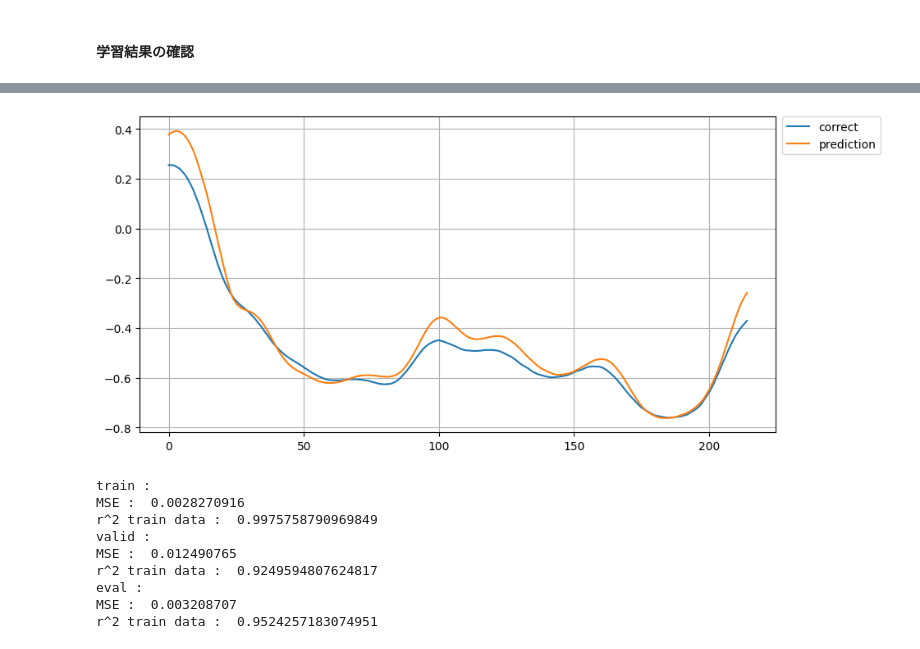
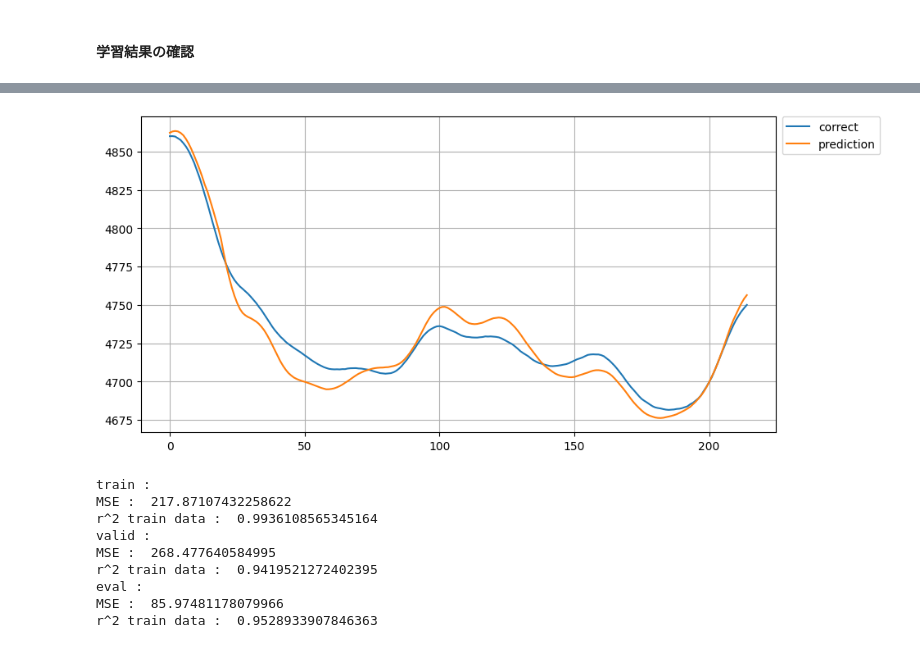
Before and after one commit to tottocoslowlifer/data_analysis, a Jupyter notebook: notebook/practice_pytorch.ipynb, the cells around one changed output, grey strips where cells are left out. Drawn from its saved outputs; the diff is of its cells as text; code cells hidden in the pictures.

```diff
--- a/notebook/practice_pytorch.ipynb
+++ b/notebook/practice_pytorch.ipynb
@@ -93,5 +96,5 @@ def prepare_nn(main_df, test_size_1, test_size_2):
 # %%
-X_train, y_train, X_valid, y_valid, X_eval, y_eval = prepare_nn(main_df_full, 0.3, 0.5)
+std_x, std_y, X_train, y_train, X_valid, y_valid, X_eval, y_eval, train_df, valid_df, eval_df = prepare_nn(main_df_full, 0.3, 0.5)
 
 train_dataset = TensorDataset(X_train, y_train)
 valid_dataset = TensorDataset(X_valid, y_valid)
@@ -106,16 +109,19 @@ valid_dataloader = DataLoader(valid_dataset, batch_size=batch_size)
 # %%
 # モデルの定義
 class NeuralNetwork(nn.Module):
-    def __init__(self):
+    def __init__(
+        self, input_dim, output_dim,
+        first_dim, second_dim
+    ):
         super().__init__()
         self.flatten = nn.Flatten()
 
         self.linear_relu_stack = nn.Sequential(
-            nn.Linear(21, 32),
+            nn.Linear(input_dim, first_dim),
             nn.ReLU(),
-            nn.Linear(32, 8),
+            nn.Linear(first_dim, second_dim),
             nn.ReLU(),
-            nn.Linear(8, 1)
+            nn.Linear(second_dim, output_dim)
         )
 
     def forward(self, x):
@@ -130,7 +136,7 @@ else:
     device = "cpu"
 # %%
 # インスタンスの作成
-model = NeuralNetwork().to(device)
+model = NeuralNetwork(21, 1, 32, 8).to(device)
 # %% [markdown]
 #### 学習用の最適化器と損失関数の設定
 # %%
@@ -226,7 +232,8 @@ def plot_data(training_data, mode):
 
 # 真の値と予測値との差の可視化
 def torch_compare_preds(y_eval, y_pred):
-    y_pred = y_pred.detach().numpy()
+    y_pred = y_pred.detach().numpy().copy()
+    y_pred = std_y.inverse_transform(pd.DataFrame(y_pred))
 
     plt.figure(figsize=(10, 5))
     plt.grid()
@@ -238,10 +245,11 @@ def torch_compare_preds(y_eval, y_pred):
     plt.show()
 
 
-def result_print(X, y):
-    y_pred = model(X)
-    y_pred = y_pred.detach().numpy()
-    y = y.detach().numpy()
+# 結果の出力
+def result_print(std, df, X):
+    y_pred = model(X).detach().numpy()
+    y_pred = std.inverse_transform(y_pred)
+    y = std.inverse_transform(df["observed"].to_frame())
 
     print("MSE : ", np.mean((y_pred - y) ** 2))
     print("r^2 train data : ", r2_score(y_pred, y))
@@ -253,26 +261,28 @@ plot_data(training_data, "Loss")
 # %%
 # y_evalとy_predの差を可視化
 y_pred = model(X_eval)
-torch_compare_preds(y_eval, y_pred)
+y_eval_copy = std_y.inverse_transform(eval_df["observed"].to_frame())
+
+torch_compare_preds(y_eval_copy, y_pred)
 # %% [output]
-[figure, old version]
+[figure, new version]
 # %%
 # 定量的評価
 print("train : ")
-result_print(X_train, y_train)
+result_print(std_y, train_df, X_train)
 
 print("valid : ")
-result_print(X_valid, y_valid)
+result_print(std_y, valid_df, X_valid)
 
 print("eval : ")
-result_print(X_eval, y_eval)
+result_print(std_y, eval_df, X_eval)
 # %% [output]
 train :
-MSE :  0.0028270916
-r^2 train data :  0.9975758790969849
+MSE :  217.87107432258622
+r^2 train data :  0.9936108565345164
 valid :
-MSE :  0.012490765
-r^2 train data :  0.9249594807624817
+MSE :  268.477640584995
+r^2 train data :  0.9419521272402395
 eval :
-MSE :  0.003208707
-r^2 train data :  0.9524257183074951
+MSE :  85.97481178079966
+r^2 train data :  0.9528933907846363
```
Also changed, not shown: parts of 2 cells of this notebook.
